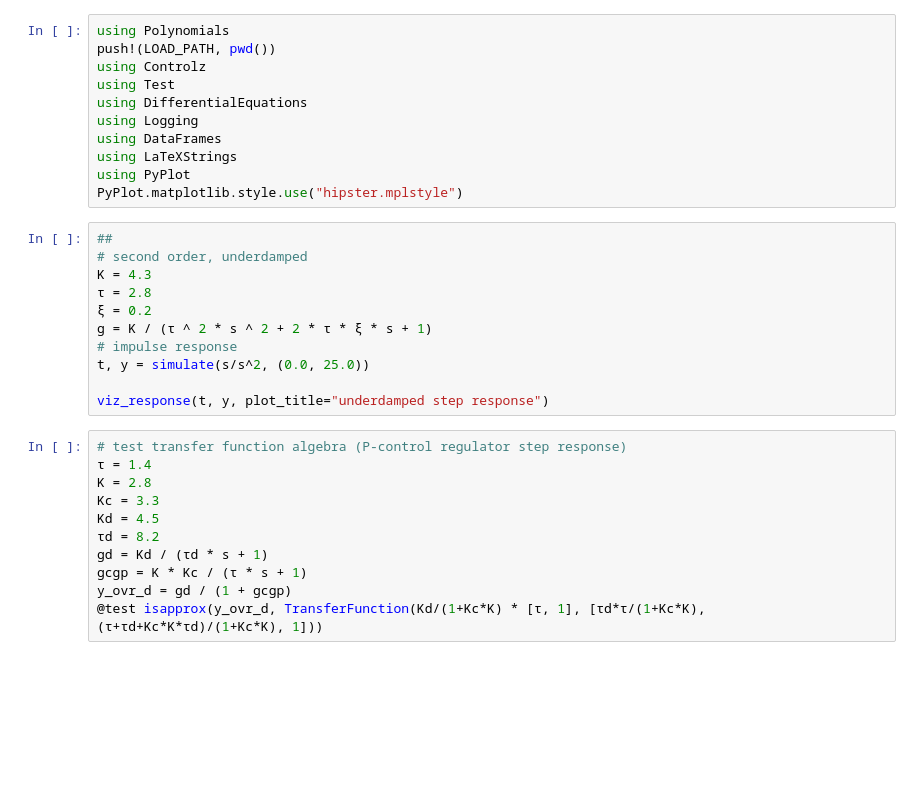
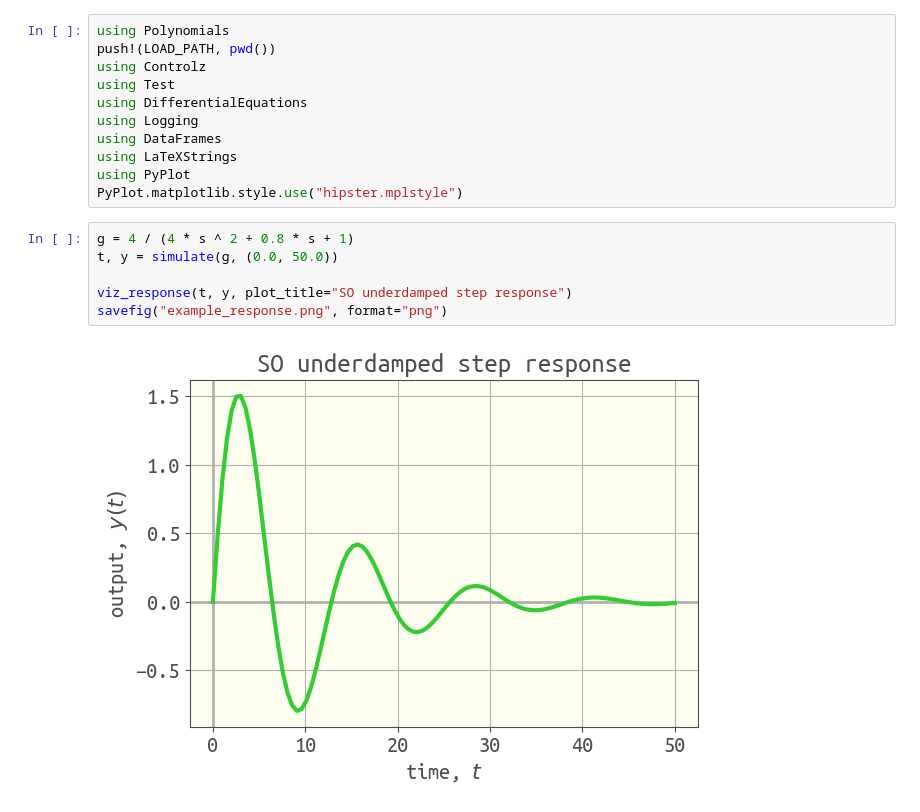
Before and after one commit to SimonEnsemble/Controlz.jl, a Jupyter notebook: src/development.ipynb, the cells around one changed output. Cells and saved outputs as stored; diff of their text form; blank space fills up the shorter version.

```diff
--- a/src/development.ipynb
+++ b/src/development.ipynb
@@ -10,26 +10,12 @@ using LaTeXStrings
 using PyPlot
 PyPlot.matplotlib.style.use("hipster.mplstyle")
 # %%
-##
-# second order, underdamped
-K = 4.3
-τ = 2.8
-ξ = 0.2
-g = K / (τ ^ 2 * s ^ 2 + 2 * τ * ξ * s + 1)
-# impulse response
-t, y = simulate(s/s^2, (0.0, 25.0))
+g = 4 / (4 * s ^ 2 + 0.8 * s + 1)
+t, y = simulate(g, (0.0, 50.0))
 
-viz_response(t, y, plot_title="underdamped step response")
+viz_response(t, y, plot_title="SO underdamped step response")
+savefig("example_response.png", format="png")
+# %% [output]
+[figure, added]
-# %%
-# test transfer function algebra (P-control regulator step response)
-τ = 1.4
-K = 2.8
-Kc = 3.3
-Kd = 4.5
-τd = 8.2
-gd = Kd / (τd * s + 1)
-gcgp = K * Kc / (τ * s + 1)
-y_ovr_d = gd / (1 + gcgp)
-@test isapprox(y_ovr_d, TransferFunction(Kd/(1+Kc*K) * [τ, 1], [τd*τ/(1+Kc*K), (τ+τd+Kc*K*τd)/(1+Kc*K), 1]))
 # %%
 viz_poles_and_zeros(g)
```
Also changed, not shown: parts of 3 cells of this notebook, 3 other files.
